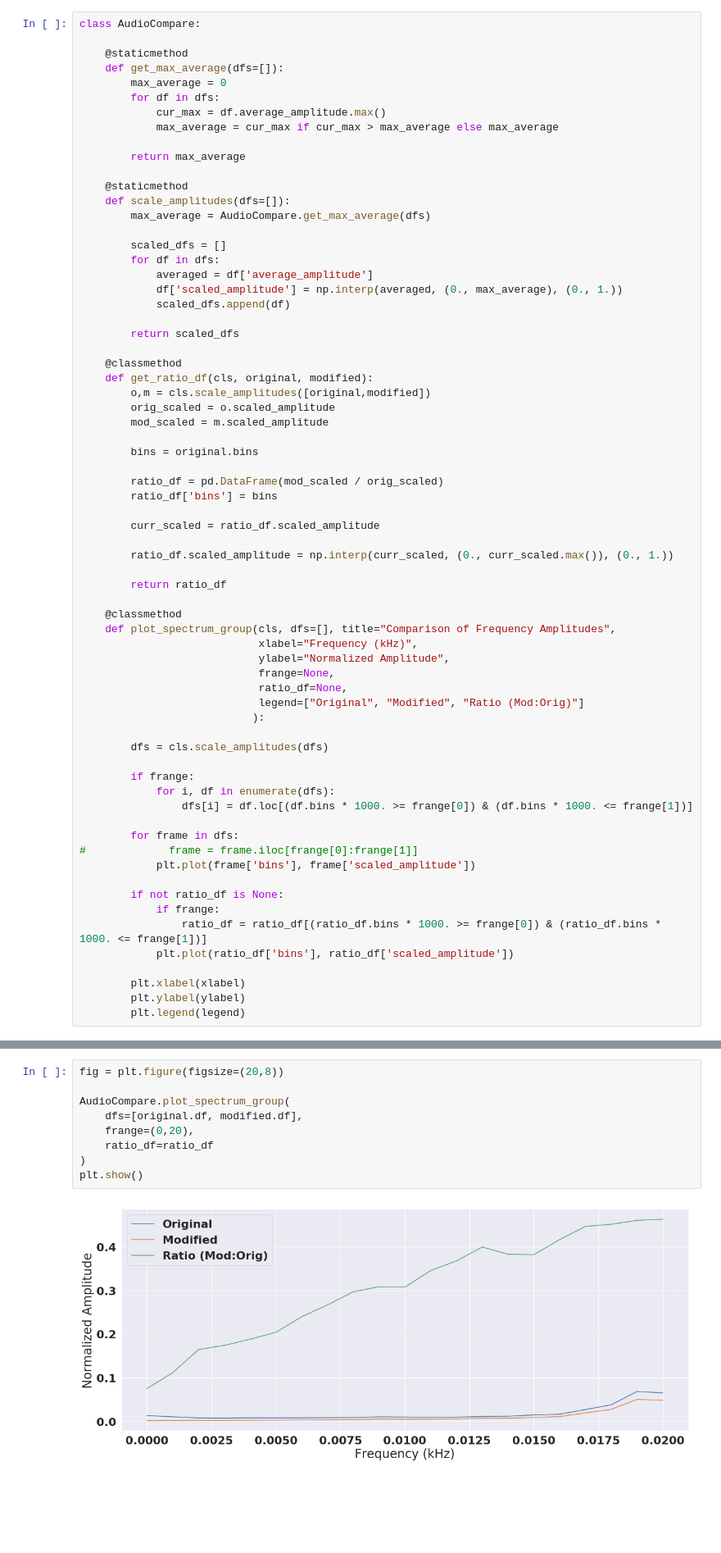
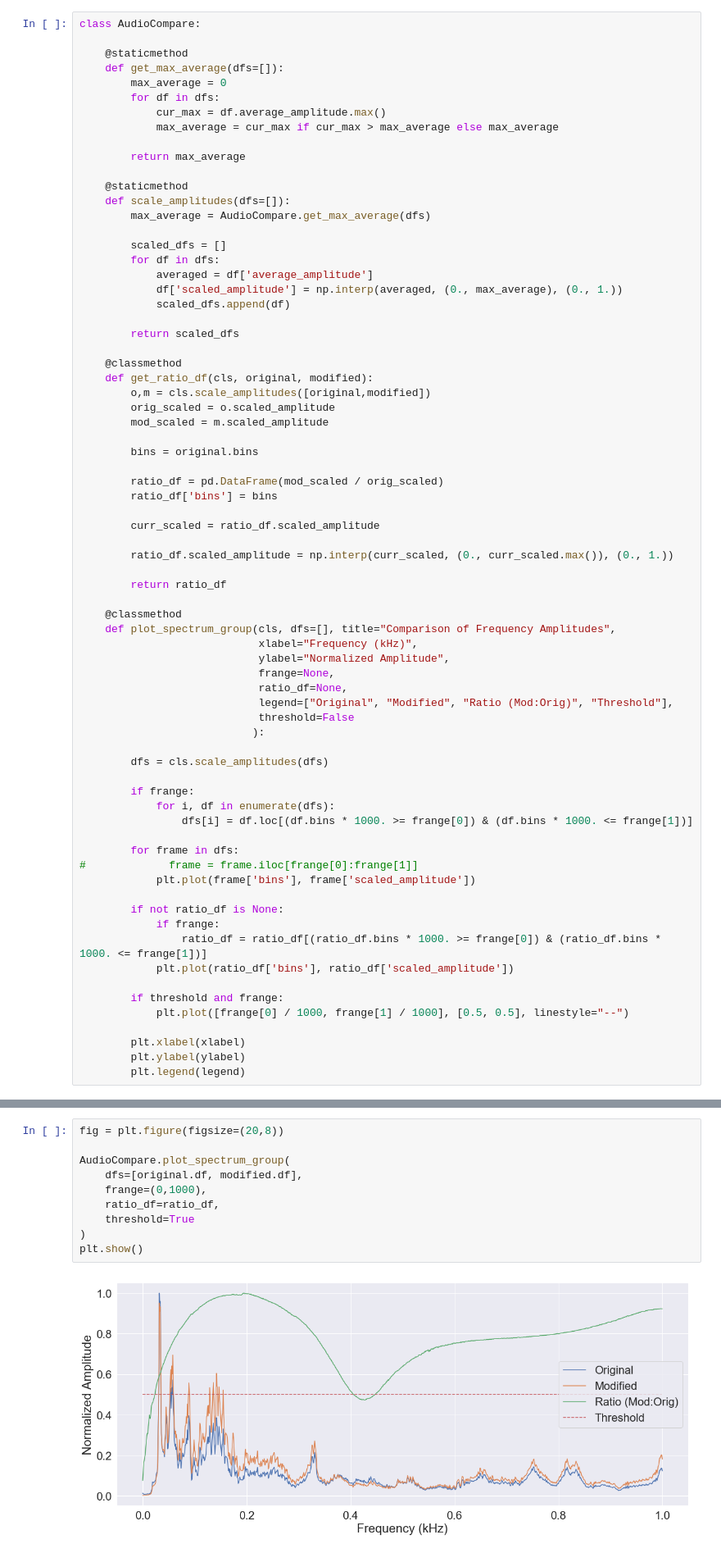
Before and after one commit to QED0711/ds_practice, a Jupyter notebook: librosa/audio_file_analyzer.ipynb, the cells around one changed output, grey strips where cells are left out. Shown at 82% size. Saved outputs shown, nothing was run; the diff lists cells and outputs as text; blank space fills up the shorter version.

Commit message:
added threshold to main graph

```diff
--- a/librosa/audio_file_analyzer.ipynb
+++ b/librosa/audio_file_analyzer.ipynb
@@ -124,7 +124,8 @@ class AudioCompare:
                             ylabel="Normalized Amplitude",
                             frange=None,
                             ratio_df=None,
-                            legend=["Original", "Modified", "Ratio (Mod:Orig)"]
+                            legend=["Original", "Modified", "Ratio (Mod:Orig)", "Threshold"],
+                            threshold=False
                            ):
 
         dfs = cls.scale_amplitudes(dfs)
@@ -142,6 +143,9 @@ class AudioCompare:
                 ratio_df = ratio_df[(ratio_df.bins * 1000. >= frange[0]) & (ratio_df.bins * 1000. <= frange[1])]
             plt.plot(ratio_df['bins'], ratio_df['scaled_amplitude'])
 
+        if threshold and frange:
+            plt.plot([frange[0] / 1000, frange[1] / 1000], [0.5, 0.5], linestyle="--")
+
         plt.xlabel(xlabel)
         plt.ylabel(ylabel)
         plt.legend(legend)
@@ -176,14 +180,15 @@ ratio_df = AudioCompare.get_ratio_df(original=original.df, modified=modified.df)
 # %%
 fig = plt.figure(figsize=(20,8))
 
 AudioCompare.plot_spectrum_group(
     dfs=[original.df, modified.df],
-    frange=(0,20),
-    ratio_df=ratio_df
+    frange=(0,1000),
+    ratio_df=ratio_df,
+    threshold=True
 )
 plt.show()
 # %% [output]
-[figure, old version]
+[figure, new version]
 # %% [markdown]
 # SIBELIUS TEST
 # %%
```
Also changed, not shown: parts of 1 cell of this notebook.
